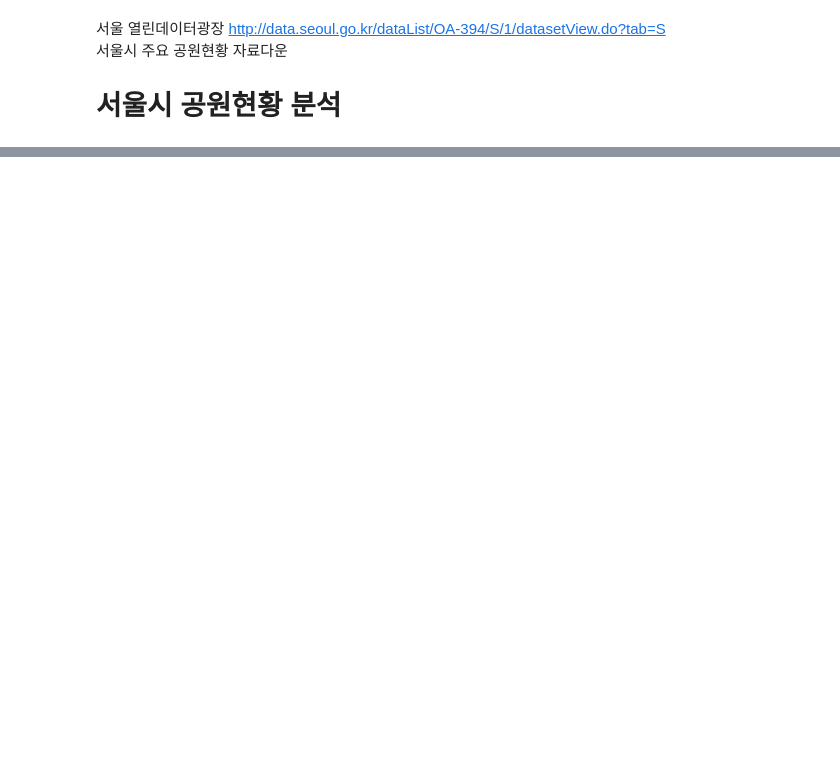
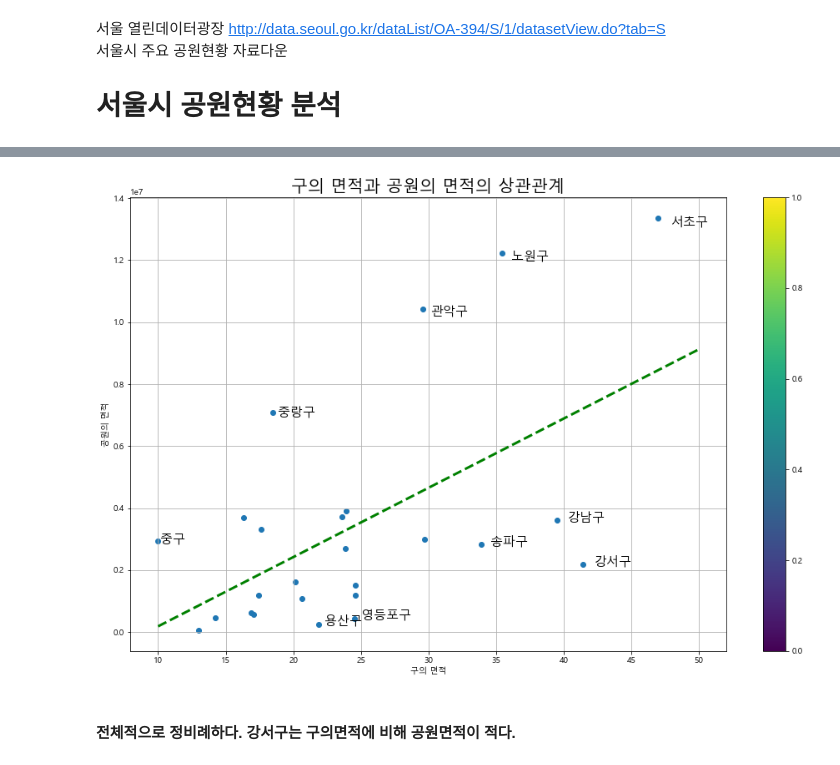
Before and after one commit to EGEG1212/Data-Analysis-2020, a Jupyter notebook: 07.Seoul/04_Park.ipynb, the cells around one changed output, grey strips where cells are left out. Cells and saved outputs as stored; diff of their text form; code cells hidden in the pictures; blank space fills up the shorter version.

```diff
--- a/07.Seoul/04_Park.ipynb
+++ b/07.Seoul/04_Park.ipynb
@@ -53,0 +381,3 @@ KeyError: "['area'] not in index"
+# %%
+pop['구면적'] = area['면적']
+pop.head()
@@ -53,0 +392,3 @@ KeyError: "['area'] not in index"
+# %%
+fp1 =np.polyfit(pop['구면적'], pop['공원면적'], 1)
+fp1
@@ -53,0 +397,8 @@ KeyError: "['area'] not in index"
+# %%
+f1 = np.poly1d(fp1)
+fx = np.linspace(10, 50, 100)
+fy = f1(fx)
+# %%
+pop['오차'] = np.abs(pop['공원면적'] - f1(pop['구면적']))
+pop_sort = pop.sort_values('오차', ascending=False)
+pop_sort.head()
@@ -53,0 +413,17 @@ KeyError: "['area'] not in index"
+# %%
+plt.figure(figsize=(16,10))
+plt.scatter(pop['구면적'], pop['공원면적'])
+plt.grid(True)
+plt.plot(fx,fy, ls='dashed', lw=3, color ='g')
+for i in range(10):
+    plt.text(pop_sort['구면적'][i]*1.02, pop_sort['공원면적'][i]*0.98,
+             pop_sort.index[i], fontsize=15)
+plt.title('구의 면적과 공원의 면적의 상관관계', fontsize=20)
+plt.xlabel('구의 면적')
+plt.ylabel('공원의 면적')
+plt.colorbar()
+plt.show()
+# %% [output]
+[figure, added]
+# %% [markdown]
+#### 전체적으로 정비례하다. 강서구는 구의면적에 비해 공원면적이 적다.
```
Also changed, not shown: parts of 54 cells of this notebook, 18 other files.
